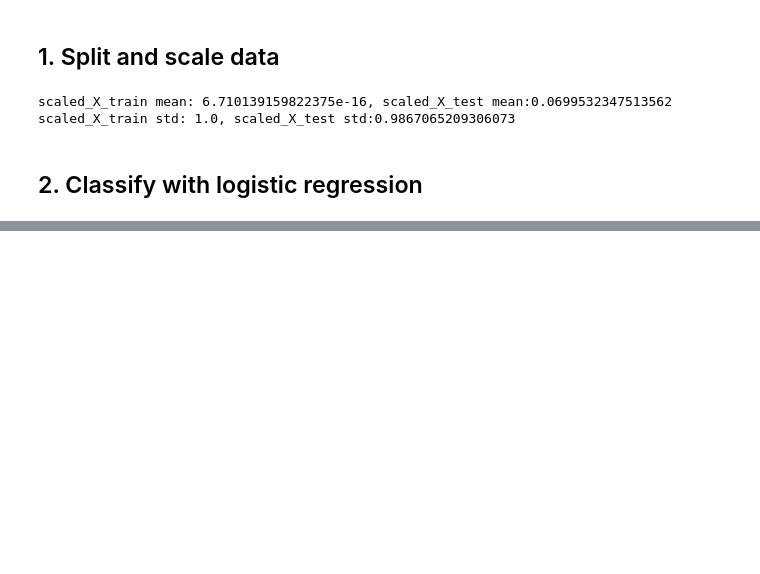
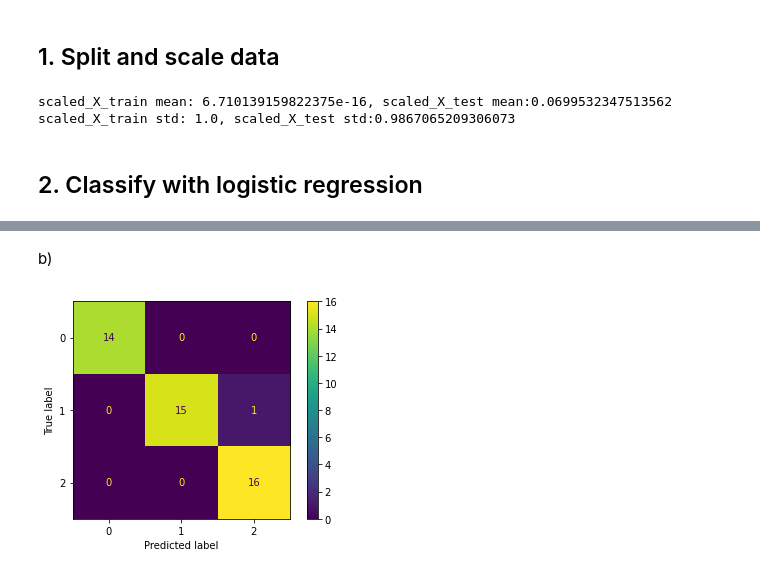
Before and after one commit to cseander/Maskininlarning-Christopher-Seander, a Jupyter notebook: Exercises/Exercise_4.ipynb, the cells around one changed output, grey strips where cells are left out. Cells and saved outputs as stored; diff of their text form; code cells hidden in the pictures; blank space fills up the shorter version.

```diff
--- a/Exercises/Exercise_4.ipynb
+++ b/Exercises/Exercise_4.ipynb
@@ -128,7 +128,7 @@ for specie in df["specie_name"].unique():
 from sklearn.model_selection import train_test_split
 from sklearn.preprocessing import StandardScaler
 # %%
-X, y = df.drop(["specie", "specie_name"], axis=1), df["specie"]
+X, y = df.drop(["specie", "specie_name"], axis=1), df["specie_name"]
 X_train, X_test, y_train, y_test = train_test_split(X, y, test_size=0.33, random_state=42)
 
 scaler = StandardScaler()
@@ -156,0 +161,2 @@ model_logisticCV.coef_, model_logisticCV.l1_ratio_
+# %%
+y_pred = model_logisticCV.predict(scaled_X_test)
@@ -156,0 +179,7 @@ model_logisticCV.coef_, model_logisticCV.l1_ratio_
+# %% [markdown]
+b)
+# %%
+cm = confusion_matrix(y_test, y_pred)
+ConfusionMatrixDisplay(cm).plot();
+# %% [output]
+[figure, added]
```
Also changed, not shown: parts of 6 cells of this notebook.
